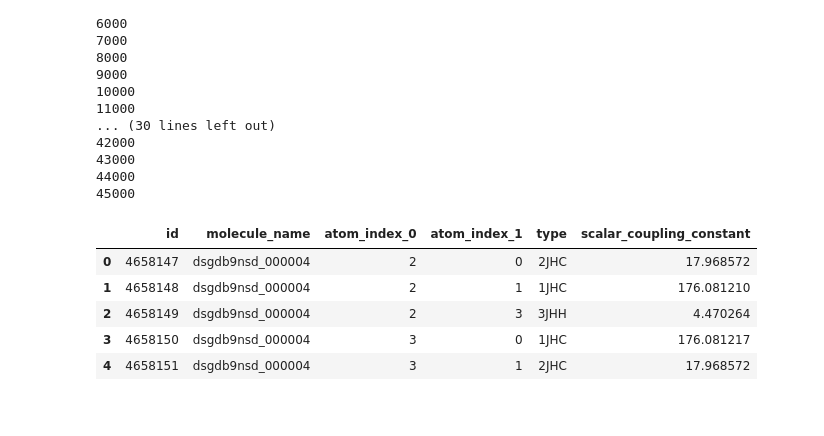
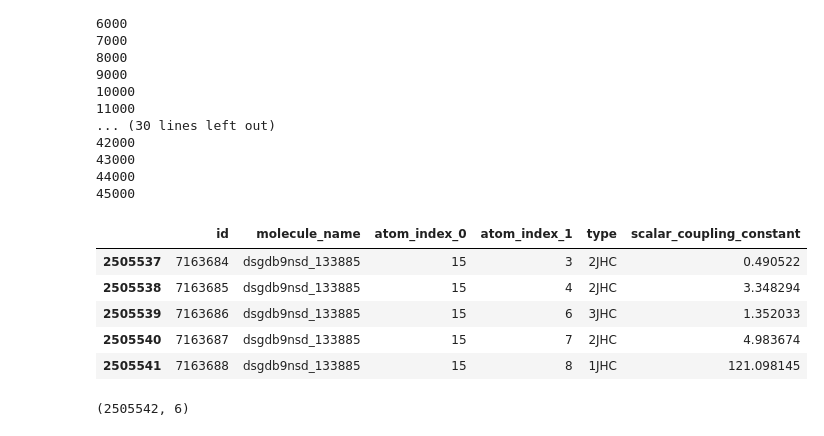
Before and after one commit to arhow/MolecularProperties, a Jupyter notebook: molecularproperties/gnn/mpnn_keras.ipynb, the cells around one changed output. Saved outputs shown, nothing was run; the diff lists cells and outputs as text; code cells hidden in the pictures.

```diff
--- a/molecularproperties/gnn/mpnn_keras.ipynb
+++ b/molecularproperties/gnn/mpnn_keras.ipynb
@@ -81,9 +68,9 @@ import os
 # %%
-datadir = "../../data/temp/mpnn_keras"
+datadir = "../../data/npz"
 
 nodes_train     = np.load(datadir + "/nodes_train.npz" )['arr_0']
 in_edges_train  = np.load(datadir + "/in_edges_train.npz")['arr_0']
 out_edges_train = np.load(datadir + "/out_edges_train.npz" )['arr_0']
 
-nodes_test     = np.load(datadir + "/nodes_test.npz" )['arr_0']
-in_edges_test  = np.load(datadir + "/in_edges_test.npz")['arr_0']
+# nodes_test     = np.load(datadir + "/nodes_test.npz" )['arr_0']
+# in_edges_test  = np.load(datadir + "/in_edges_test.npz")['arr_0']
@@ -94,2 +83,2 @@ in_edges_test  = in_edges_test.reshape(-1,in_edges_test.shape[1]*in_edges_test.s
 # %%
-nodes_train, in_edges_train, out_labels = shuffle(nodes_train, in_edges_train, out_labels)
+# nodes_train, in_edges_train, out_labels = shuffle(nodes_train, in_edges_train, out_labels)
@@ -345,5 +340,5 @@ array([[[0.13220342],
 # %%
-mpnn.fit({'adj_input' : in_edges_train[:train_size], 'nod_input': nodes_train[:train_size]}, y = out_labels[:train_size], batch_size = batch_size, epochs = epochs,
+mpnn.fit({'adj_input' : in_edges_train[:train_size], 'nod_input': nodes_train[:train_size]}, y = out_labels[:train_size], batch_size = batch_size, epochs = 200,
          callbacks = [lrate, stop_early], use_multiprocessing = True, initial_epoch = 0, verbose = 2,
          validation_data = ({'adj_input' : in_edges_train[train_size:], 'nod_input': nodes_train[train_size:]},out_labels[train_size:]) )
 # %% [output]
@@ -419,15 +441,19 @@ out_unscaled = make_outs(test_group, preds)
 45000
 # %%
 test['scalar_coupling_constant'] = out_unscaled
-test['scalar_coupling_constant'] = test['scalar_coupling_constant']*scale_norm + scale_mid
+test['scalar_coupling_constant'] = test['scalar_coupling_constant']
 # test[['id','scalar_coupling_constant']].to_csv('submission.csv', index=False)
 # %%
-test.head()
+test.tail()
 # %% [output]
 |  | id | molecule_name | atom_index_0 | atom_index_1 | type | scalar_coupling_constant |
-| 0 | 4658147 | dsgdb9nsd_000004 | 2 | 0 | 2JHC | 17.968572 |
-| 1 | 4658148 | dsgdb9nsd_000004 | 2 | 1 | 1JHC | 176.081210 |
-| 2 | 4658149 | dsgdb9nsd_000004 | 2 | 3 | 3JHH | 4.470264 |
-| 3 | 4658150 | dsgdb9nsd_000004 | 3 | 0 | 1JHC | 176.081217 |
-| 4 | 4658151 | dsgdb9nsd_000004 | 3 | 1 | 2JHC | 17.968572 |
+| 2505537 | 7163684 | dsgdb9nsd_133885 | 15 | 3 | 2JHC | 0.490522 |
+| 2505538 | 7163685 | dsgdb9nsd_133885 | 15 | 4 | 2JHC | 3.348294 |
+| 2505539 | 7163686 | dsgdb9nsd_133885 | 15 | 6 | 3JHC | 1.352033 |
+| 2505540 | 7163687 | dsgdb9nsd_133885 | 15 | 7 | 2JHC | 4.983674 |
+| 2505541 | 7163688 | dsgdb9nsd_133885 | 15 | 8 | 1JHC | 121.098145 |
+# %%
+test.shape
+# %% [output]
+(2505542, 6)
 # %%
```
Also changed, not shown: parts of 25 cells of this notebook, 20 other files.
